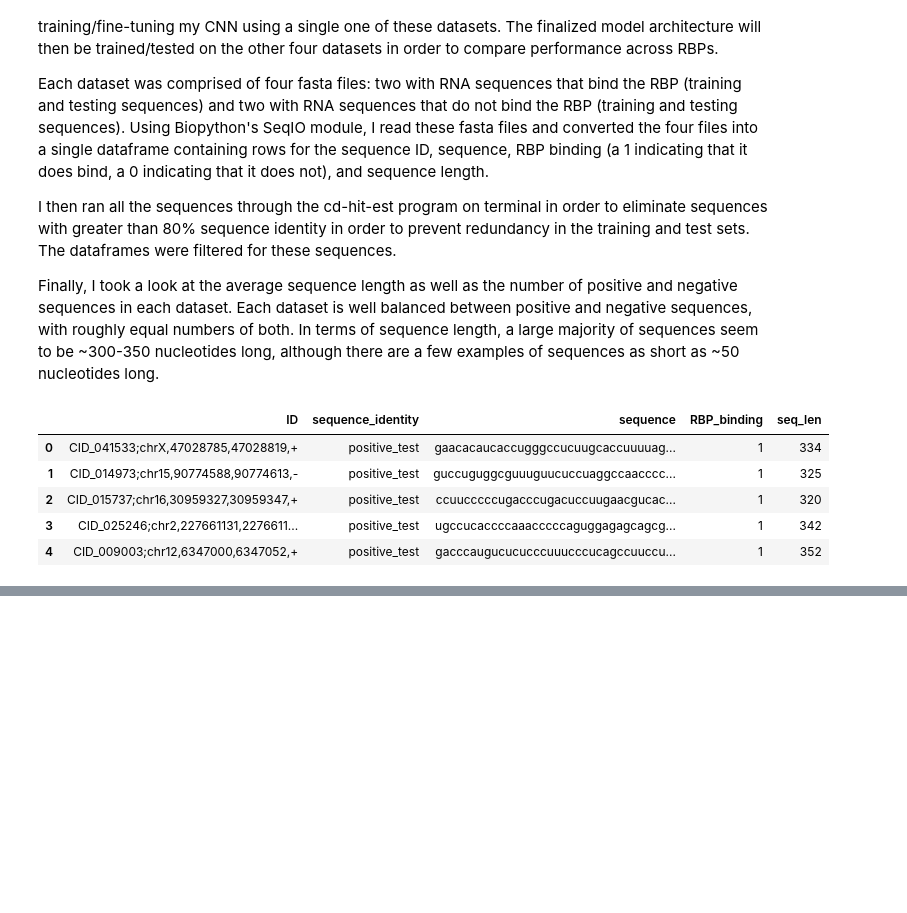
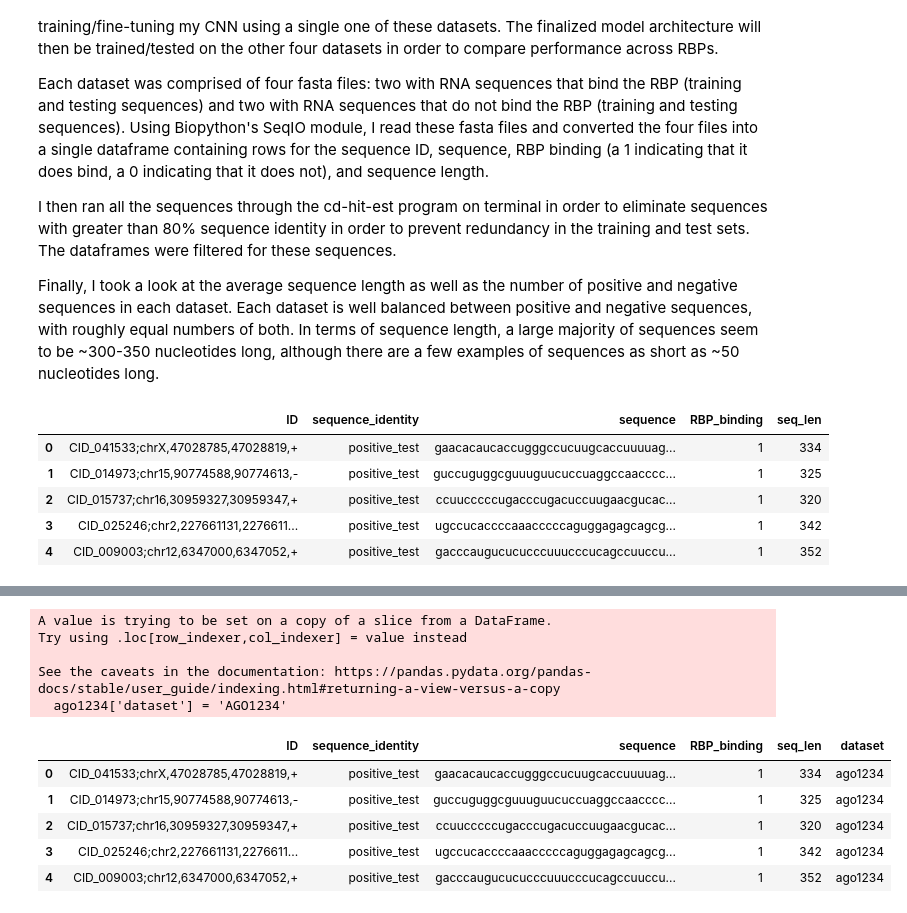
Before and after one commit to gnye8/RBP_Prediction, a Jupyter notebook: notebooks/Data_Wrangling.ipynb, the cells around one changed output, grey strips where cells are left out. Drawn from its saved outputs; the diff is of its cells as text; code cells hidden in the pictures; blank space fills up the shorter version.

```diff
--- a/notebooks/Data_Wrangling.ipynb
+++ b/notebooks/Data_Wrangling.ipynb
@@ -766,0 +787,17 @@ check_for_nonstandard_nucs(tial1)
+# %%
+ago1234['dataset'] = 'AGO1234'
+# %% [output]
+A value is trying to be set on a copy of a slice from a DataFrame.
+Try using .loc[row_indexer,col_indexer] = value instead
+
+See the caveats in the documentation: https://pandas.pydata.org/pandas-docs/stable/user_guide/indexing.html#returning-a-view-versus-a-copy
+  ago1234['dataset'] = 'AGO1234'
+# %%
+ago1234.head()
+# %% [output]
+|  | ID | sequence_identity | sequence | RBP_binding | seq_len | dataset |
+| 0 | CID_041533;chrX,47028785,47028819,+ | positive_test | gaacacaucaccugggccucuugcaccuuuuag... | 1 | 334 | ago1234 |
+| 1 | CID_014973;chr15,90774588,90774613,- | positive_test | guccuguggcguuuguucuccuaggccaacccc... | 1 | 325 | ago1234 |
+| 2 | CID_015737;chr16,30959327,30959347,+ | positive_test | ccuucccccugacccugacuccuugaacgucac... | 1 | 320 | ago1234 |
+| 3 | CID_025246;chr2,227661131,2276611... | positive_test | ugccucaccccaaacccccaguggagagcagcg... | 1 | 342 | ago1234 |
+| 4 | CID_009003;chr12,6347000,6347052,+ | positive_test | gacccaugucucucccuuucccucagccuuccu... | 1 | 352 | ago1234 |
```
Also changed, not shown: parts of 33 cells of this notebook, 4 other files.
